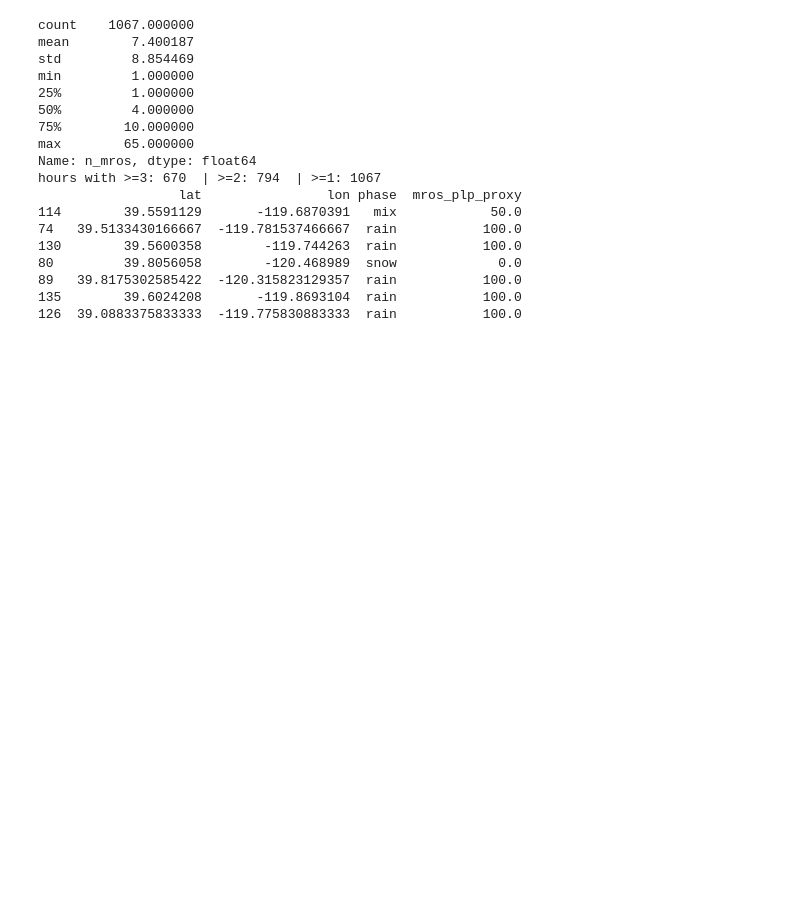
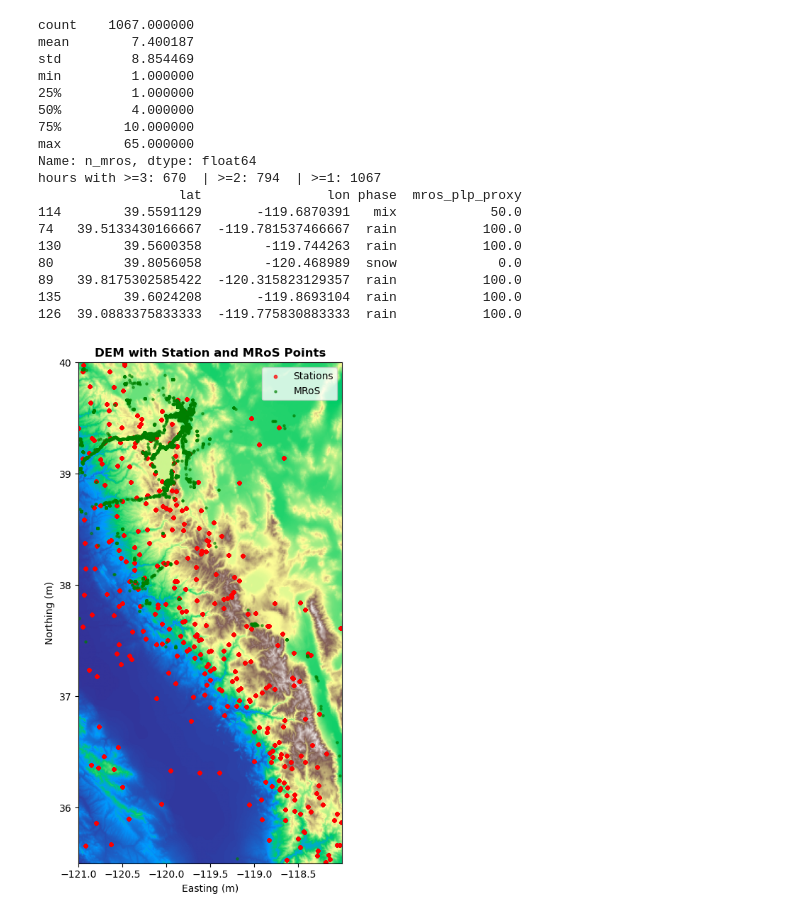
Before and after one commit to emmaaagolub/MRoS-phase-prediction, a Jupyter notebook: Scripts/preprocessing.ipynb, the cells around one changed output. Cells and saved outputs as stored; diff of their text form; code cells hidden in the pictures; blank space fills up the shorter version.

```diff
--- a/Scripts/preprocessing.ipynb
+++ b/Scripts/preprocessing.ipynb
@@ -86,6 +88,7 @@ CONFIG = {
 
     "dem_path": "C:/Users/EmmaGolub/Desktop/MRoS_local/local_data/DEM_AOI_TNM_10m.tif",
     "dem_path_km": BASE_DIR / "DEM_1km.tif",
+    "dem_path_km_clipped": BASE_DIR / "DEM_1km_clipped_v2.tif",
     "out_dir":  BASE_DIR / "outputs/hourly_pipeline",
 }
 
@@ -746,3 +766,32 @@ hours with >=3: 670  | >=2: 794  | >=1: 1067
 89   39.8175302585422  -120.315823129357  rain           100.0
 135        39.6024208       -119.8693104  rain           100.0
 126  39.0883375833333  -119.775830883333  rain           100.0
+# %%
+# ------------------ VISUALIZE: DEM + all data points --------------------
+import matplotlib.pyplot as plt
+from rasterio.plot import show
+
+# Read DEM again for plotting
+with rio.open(CONFIG["dem_path_km"]) as src:
+    fig, ax = plt.subplots(figsize=(10, 8))
+    show(src, ax=ax, cmap="terrain", title="DEM with Station and MRoS Points")
+
+# Convert to GeoDataFrames for easy overlay
+st_gdf = gpd.GeoDataFrame(st_hr, geometry=gpd.points_from_xy(st_hr["lon"], st_hr["lat"]), crs="EPSG:4326")
+mros_gdf = gpd.GeoDataFrame(mros_hr, geometry=gpd.points_from_xy(mros_hr["lon"], mros_hr["lat"]), crs="EPSG:4326")
+
+# Reproject to DEM CRS
+st_gdf = st_gdf.to_crs(src.crs)
+mros_gdf = mros_gdf.to_crs(src.crs)
+
+# Plot each dataset
+st_gdf.plot(ax=ax, markersize=10, color="red", label="Stations", alpha=0.7)
+mros_gdf.plot(ax=ax, markersize=5, color="green", label="MRoS", alpha=0.6)
+
+plt.legend()
+plt.xlabel("Easting (m)")
+plt.ylabel("Northing (m)")
+plt.tight_layout()
+plt.show()
+# %% [output]
+[figure, added]
```
Also changed, not shown: parts of 16 cells of this notebook, 56 other files.
